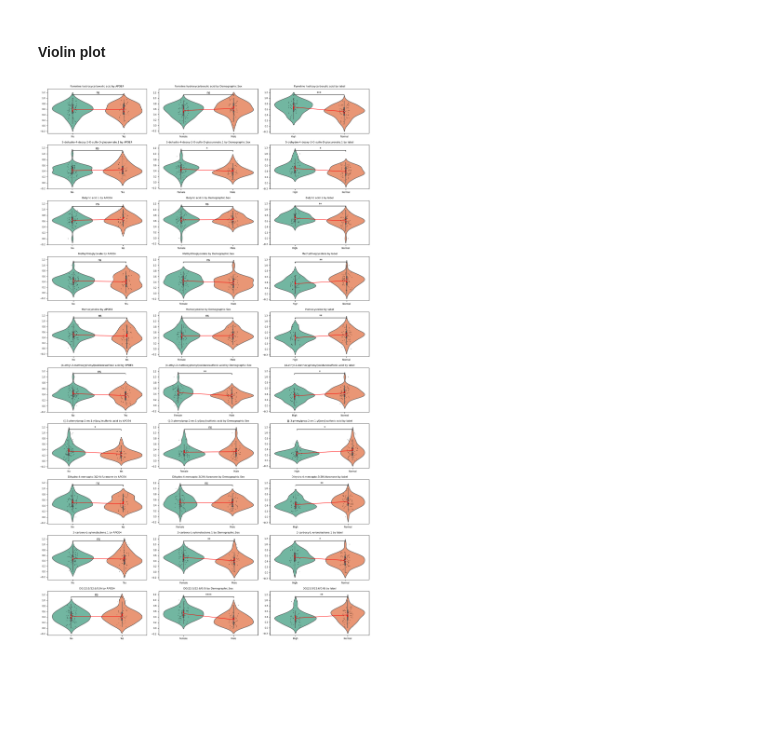
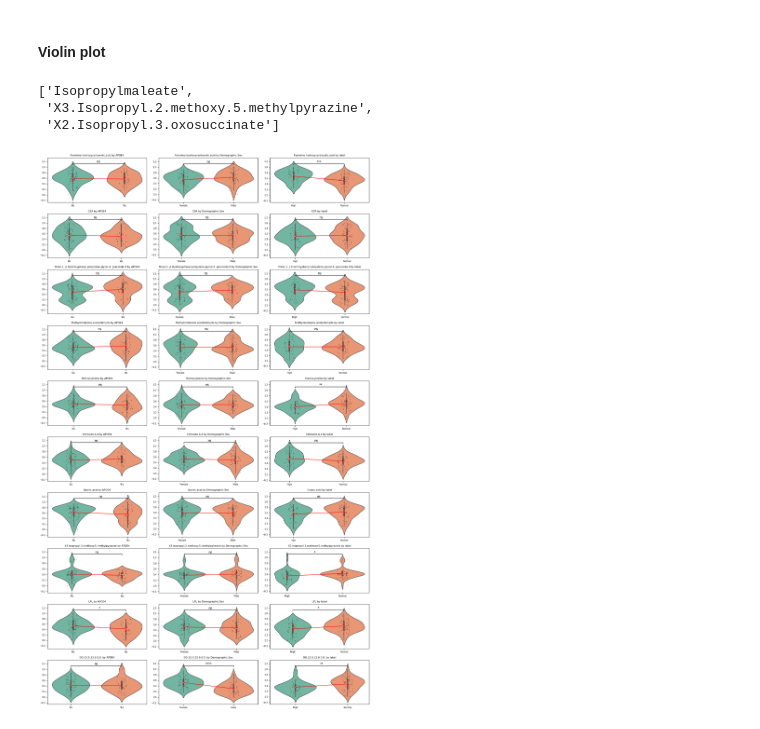
Before and after one commit to Sabrina-wyh/Multi-Omics-Preclinical-AD, a Jupyter notebook: ML_code/plots.ipynb, the cells around one changed output. Drawn from its saved outputs; the diff is of its cells as text; code cells hidden in the pictures; blank space fills up the shorter version.

Commit message:
update the model display

```diff
--- a/ML_code/plots.ipynb
+++ b/ML_code/plots.ipynb
@@ -85,19 +189,0 @@ array(['E4/E2', nan, 'E4/E3', 'E3/E3', 'E3/E2', 'E4/E4'], dtype=object)
-# %%
-pivot_df_APOE = basic_statis_info_df_APOE.groupby(['Demographic.Sex', 'Demographic.ApoE genotype']).size().unstack(fill_value=0)
-
-colors = ['#5fb38d', '#cda1b1', '#87c3c8','#ffbd59','#8d42a0']
-ax = pivot_df_APOE.plot(kind='bar', stacked=True, figsize=(10, 6), color=colors, width=0.3)
-plt.xlabel('Sex', fontsize=12)
-plt.ylabel('APOE Genotype', fontsize=12)
-plt.legend(title='Amyloid-Beta Status', title_fontsize='10', fontsize='8')
-
-# Rotate x-axis labels for better readability
-plt.xticks(rotation=0)
-
-# Add value labels on the bars
-for c in ax.containers:
-    ax.bar_label(c, label_type='center')
-
-# Adjust layout and display the plot
-plt.tight_layout()
-plt.show()
@@ -339,19 +305,0 @@ Shape after dropping specified columns: (90, 1908)
-# %%
-omics_df_normalise_no_missing = pd.read_csv('../data/merged_data/omics_aibl_demo_no_missing.csv',index_col=0)
-omics_df_normalise_no_missing = omics_df_normalise_no_missing.drop(['Gender'], axis=1)
-omics_df_normalise_no_missing['label'] = omics_df_normalise_no_missing['label'].replace({"H": 1, "N": 0})
-omics_df_normalise_no_missing['Demographic.Sex'] = omics_df_normalise_no_missing['Demographic.Sex'].replace({"Male": 1, "Female": 0})
-#omics_df_normalise_no_missing.rename(columns={col: col.replace(':', '_') for col in omics_df_normalise.columns if ':' in col}, inplace=True)
-
-
-columns_to_drop_no_missing = omics_df_normalise_no_missing[['label', 'APOE4','Demographic.Sex']]
-omics_df_normalise_no_missing = omics_df_normalise_no_missing.drop(['label', 'APOE4','Demographic.Sex'], axis=1)
-print("Shape after dropping specified columns:", omics_df_normalise_no_missing.shape)
-
-# # ##### MinMax scaling
-# scaler = StandardScaler()
-scaler = MinMaxScaler()
-normalized_features_no_missing = pd.DataFrame(scaler.fit_transform(omics_df_normalise_no_missing), columns=omics_df_normalise_no_missing.columns)
-
-omics_demo_normalise_df_no_missing = pd.concat([columns_to_drop_no_missing, normalized_features_no_missing], axis=1)
-omics_demo_normalise_df_no_missing.head(2)
@@ -922,37 +792,43 @@ boxplot_df['APOE4'] = boxplot_df['APOE4'].replace({1:'Yes',  0:"No"})
 
 hue_list = ['APOE4','Demographic.Sex','label']
 boxplot_df[hue_list] = boxplot_df[hue_list].apply(lambda col: col.astype('category'))
+# %%
+[col for col in boxplot_df.columns if 'Isopropyl' in col]
+# %% [output]
+['Isopropylmaleate',
+ 'X3.Isopropyl.2.methoxy.5.methylpyrazine',
+ 'X2.Isopropyl.3.oxosuccinate']
 # %%
-test_feature = ['Pyrroline hydroxycarboxylic acid', '5-dehydro-4-deoxy-2-O-sulfo-D-glucuronate.1','Butyric acid.1', 'Methylthioglycolate', 'Homocysteine',
-                '(4-ethyl-2-methoxyphenyl)oxidanesulfonic acid', '{[-3-phenylprop-2-en-1-yl]oxy}sulfonic acid', 'Dihydro-4-mercapto-3(2H)-furanone', '2-carboxy-L-xylonolactone.1',
-                'DG(22:5/22:6/0:0)',]
+test_feature = ['Pyrroline.hydroxycarboxylic.acid', 'C8A', 'threo.1..p.Hydroxyphenyl.propylene.glycol.4..glucoside.8', 'Methylimidazole.acetaldehyde', 'Homocysteine',
+                'Citroside.A.4', 'Quinic.acid', 'X3.Isopropyl.2.methoxy.5.methylpyrazine', 'LPL',
+                'DG.22.5.22.6.0.0.']
 hue_list = ['APOE4','Demographic.Sex','label']
 
 fig, axes = plt.subplots(nrows=len(test_feature), ncols=len(hue_list), figsize=(15, 25))
 for i, feature in enumerate(test_feature):
     for j, hue in enumerate(hue_list):
         ax = axes[i, j]
         sns.violinplot(x=hue, y=feature, data=boxplot_df, ax=axes[i, j], palette="Set2")
         sns.stripplot(x=hue, y=feature, data=boxplot_df, ax=axes[i, j], color='k', size=2, alpha=0.5)
         sns.pointplot(x=hue, y=feature, data=boxplot_df, ax=axes[i, j], color='red', scale=0.5, ci=95, markers='_')
 
         unique_values = sorted(boxplot_df[hue].unique())
         pairs = [(str(unique_values[x]), str(unique_values[y])) for x in range(len(unique_values)) for y in range(x+1, len(unique_values))]
         annotator = Annotator(ax, pairs, data=boxplot_df, x=hue, y=feature)
         annotator.configure(test='Mann-Whitney', text_format='star', loc='inside', verbose=0)
         annotator.apply_and_annotate()
 
         axes[i, j].set_title(f'{feature} by {hue}', fontsize=8)
         axes[i, j].set_xlabel('', fontsize=8)
         axes[i, j].set_ylabel('', fontsize=8)
 
         axes[i, j].tick_params(axis='x', labelsize=7)
         axes[i, j].tick_params(axis='y', labelsize=7)
 
 plt.tight_layout()
 plt.show()
 # %% [output]
-[figure, old version]
+[figure, new version]
 # %%
 fig, axes = plt.subplots(nrows=len(test_feature), ncols=2, figsize=(8, 20))
 for i, feature in enumerate(test_feature):
```
Also changed, not shown: parts of 53 cells of this notebook, 23 other files.
